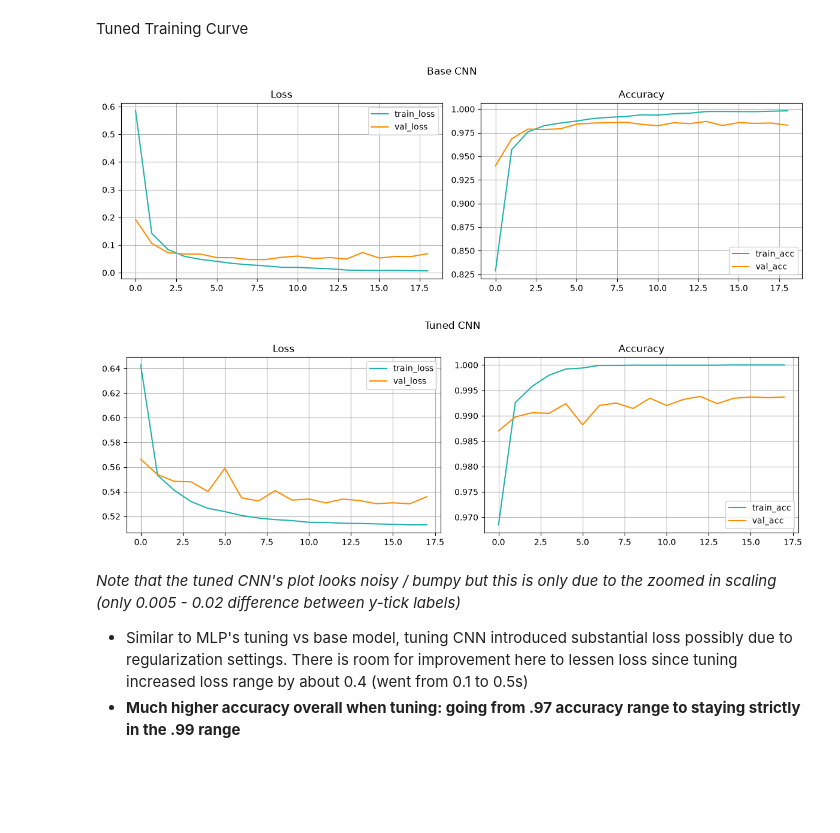
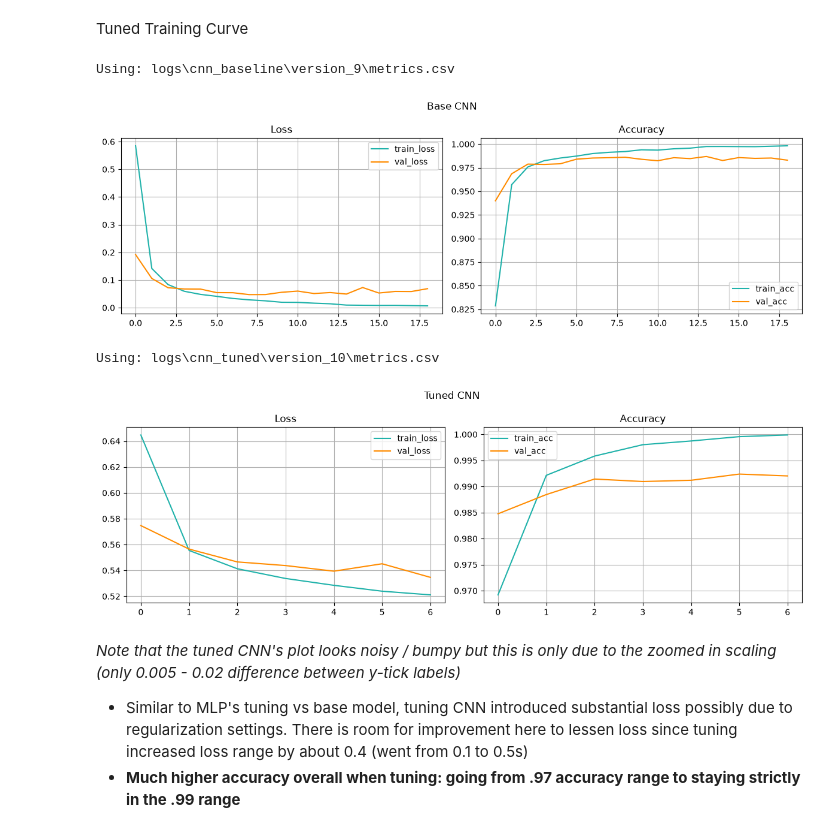
Before and after one commit to giddygarcia/computer-vision-mnist, a Jupyter notebook: mnist-digit-recognizer.ipynb, the cells around one changed output. Drawn from its saved outputs; the diff is of its cells as text; code cells hidden in the pictures; blank space fills up the shorter version.

```diff
--- a/mnist-digit-recognizer.ipynb
+++ b/mnist-digit-recognizer.ipynb
@@ -569,11 +701,13 @@ Tuned CNN val_acc: 0.9938
 # %% [markdown]
 Tuned Training Curve
 # %%
-plot_csv_logger(f"{base_cnn_log_dir}/metrics.csv", "Base CNN")
-plot_csv_logger(f"{tuned_cnn_log_dir}/metrics.csv", "Tuned CNN")
+plot_csv_logger("logs/cnn_baseline", "Base CNN")
+plot_csv_logger("logs/cnn_tuned", "Tuned CNN")
 # %% [output]
+Using: logs\cnn_baseline\version_9\metrics.csv
 [figure]
+Using: logs\cnn_tuned\version_10\metrics.csv
-[figure, old version]
+[figure, new version]
 # %% [markdown]
 *Note that the tuned CNN's plot looks noisy / bumpy but this is only due to the zoomed in scaling (only 0.005 - 0.02 difference between y-tick labels)*
 * Similar to MLP's tuning vs base model, tuning CNN introduced substantial loss possibly due to regularization settings. There is room for improvement here to lessen loss since tuning increased loss range by about 0.4 (went from 0.1 to 0.5s)
```
Also changed, not shown: parts of 41 cells of this notebook, 12 other files.
